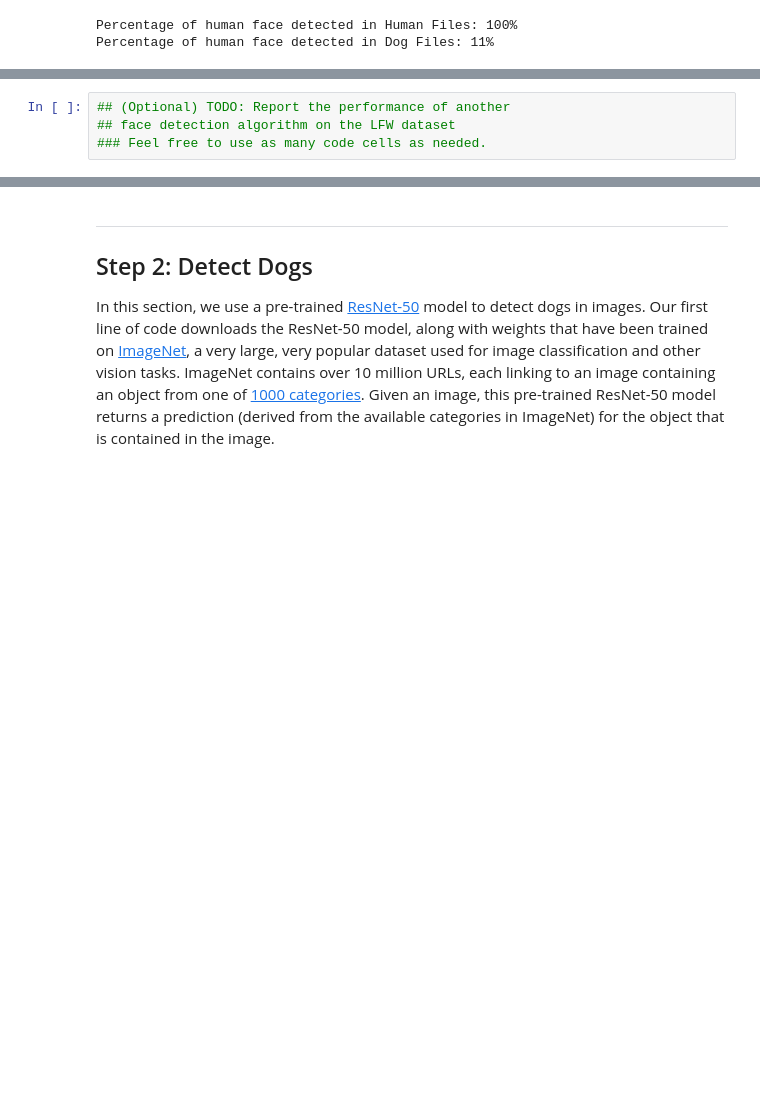
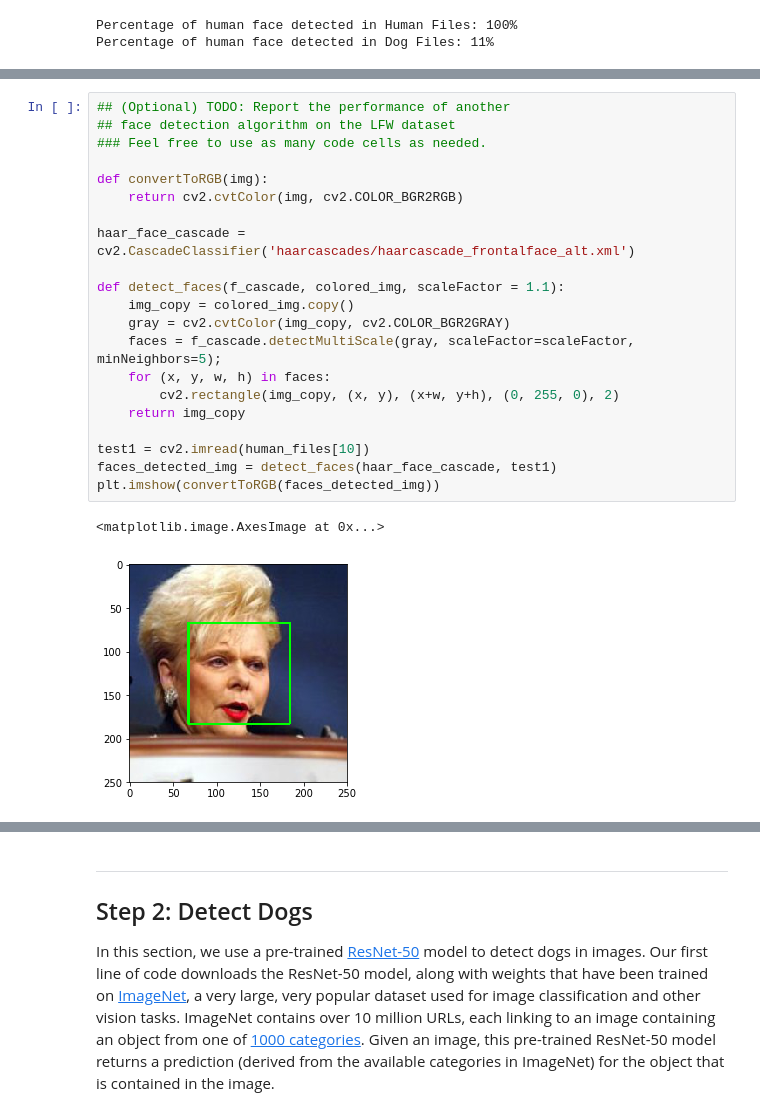
Before and after one commit to aramki/dogBreedClassifier, a Jupyter notebook: dog_app.ipynb, the cells around one changed output, grey strips where cells are left out. Cells and saved outputs as stored; diff of their text form; blank space fills up the shorter version.

```diff
--- a/dog_app.ipynb
+++ b/dog_app.ipynb
@@ -201,4 +208,24 @@ We suggest the face detector from OpenCV as a potential way to detect human imag
-# %%
-## (Optional) TODO: Report the performance of another
-## face detection algorithm on the LFW dataset
-### Feel free to use as many code cells as needed.
+# %%
+## (Optional) TODO: Report the performance of another
+## face detection algorithm on the LFW dataset
+### Feel free to use as many code cells as needed.
+
+def convertToRGB(img):
+    return cv2.cvtColor(img, cv2.COLOR_BGR2RGB)
+
+haar_face_cascade = cv2.CascadeClassifier('haarcascades/haarcascade_frontalface_alt.xml')
+
+def detect_faces(f_cascade, colored_img, scaleFactor = 1.1):
+    img_copy = colored_img.copy()
+    gray = cv2.cvtColor(img_copy, cv2.COLOR_BGR2GRAY)
+    faces = f_cascade.detectMultiScale(gray, scaleFactor=scaleFactor, minNeighbors=5);
+    for (x, y, w, h) in faces:
+        cv2.rectangle(img_copy, (x, y), (x+w, y+h), (0, 255, 0), 2)
+    return img_copy
+
+test1 = cv2.imread(human_files[10])
+faces_detected_img = detect_faces(haar_face_cascade, test1)
+plt.imshow(convertToRGB(faces_detected_img))
+# %% [output]
+<matplotlib.image.AxesImage at 0x...>
+[figure, added]
```
Also changed, not shown: parts of 30 cells of this notebook, 1 other file.
